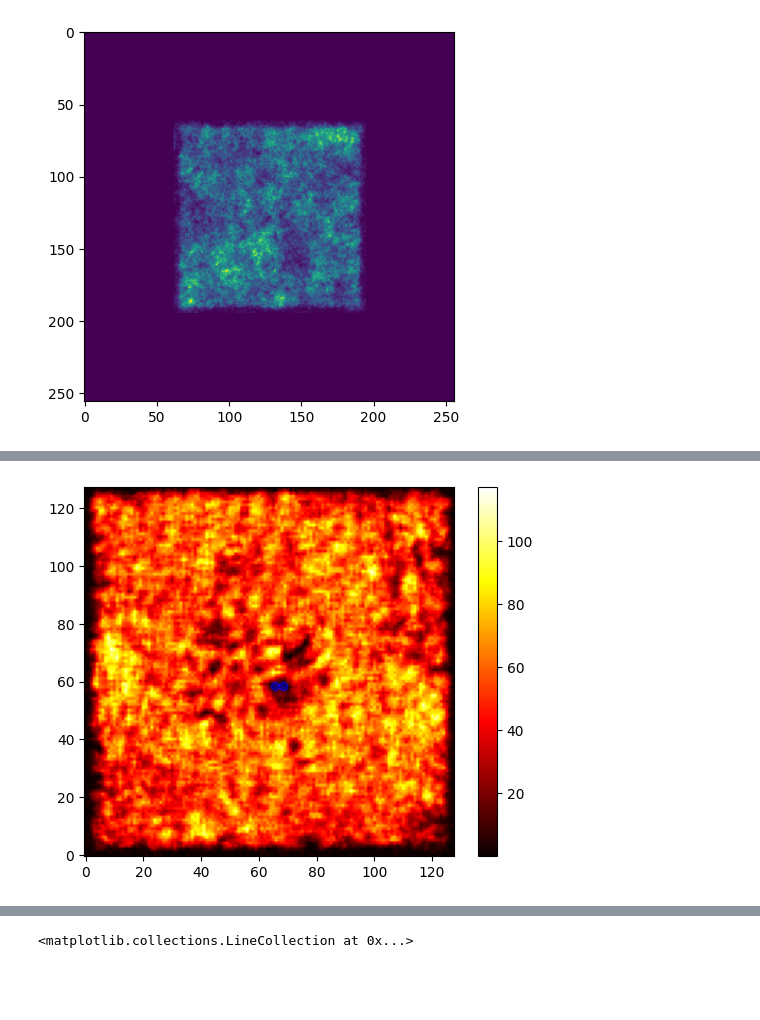
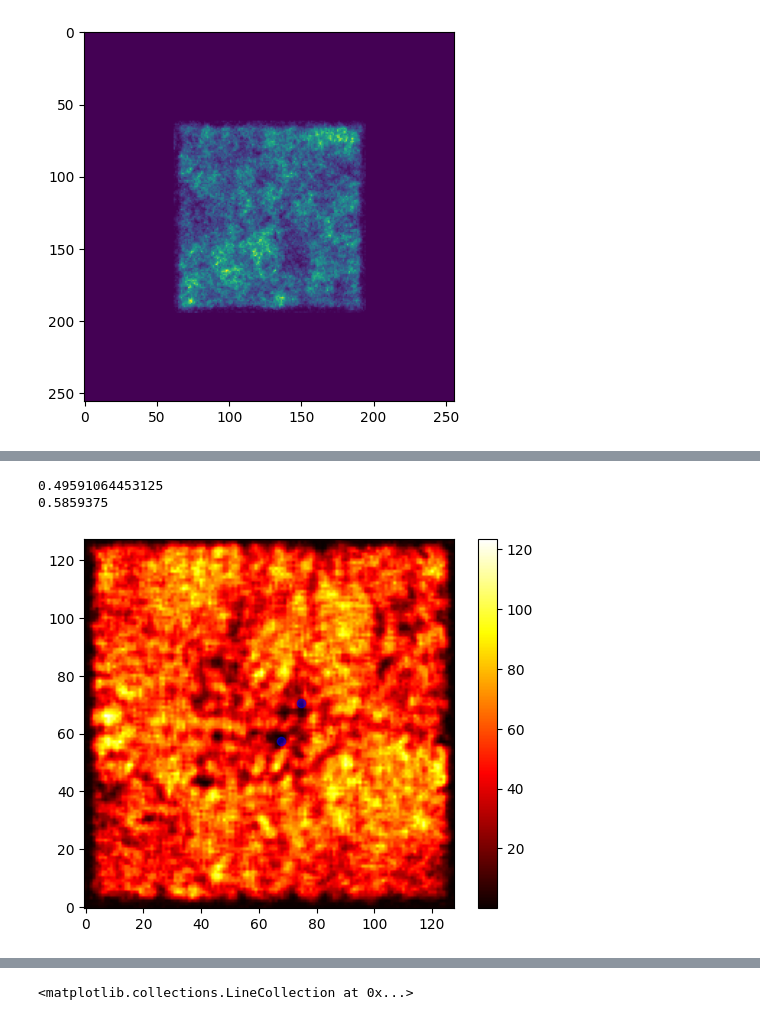
Before and after one commit to easuit24/BECs2, a Jupyter notebook: vortexnumericstest.ipynb, the cells around one changed output, grey strips where cells are left out. Drawn from its saved outputs; the diff is of its cells as text; code cells hidden in the pictures; blank space fills up the shorter version.

Commit message:
vortex tracking fixes and close parameters for box

```diff
--- a/vortexnumericstest.ipynb
+++ b/vortexnumericstest.ipynb
@@ -32,7 +32,7 @@ plt.imshow(np.abs(g.snaps[0])**2)
 <matplotlib.image.AxesImage at 0x...>
 [figure]
 # %%
-def detect_vortices(psi, dx, L):
+def detect_vortices2(psi, dx, L):
     '''
     Detect vortex positions by checking for 2π phase windings around plaquettes.
 
@@ -130,11 +130,16 @@ def detect_vortices(psi, dx, L, previous_vortices=None, margin=10):
             winding_number = np.sum(dphi) / (2 * np.pi)
 
             psi_dens = np.abs(psi)**2
-            threshold = 0  # Adjust if needed
+            threshold = 0.0 # Adjust if needed
 
             if np.abs(winding_number) > 0.95 and np.min([psi_dens[i,j], psi_dens[i,j+1], psi_dens[i+1,j], psi_dens[i+1,j+1]]) > threshold:
+                #print([psi_dens[i,j], psi_dens[i,j+1], psi_dens[i+1,j], psi_dens[i+1,j+1]])
                 x = (j + 0.5) * dx
                 y = (i + 0.5) * dx
                 vortex_positions.append((x, y))
     # vortex_positions can become the next previous_vortices
-    return vortex_positions
+    #pos_arr = np.array(vortex_positions)
+
+    clustered_positions = cluster_vortices(vortex_positions, threshold = 7*dx)
+    #return vortex_positions
+    return clustered_positions
@@ -148,11 +186,11 @@ vortex_positions = []
 for i in range(len(g.snaps)):
     vortex_pos = detect_vortices(g.snaps[i], g.dx, g.L, prev_pos)
     prev_pos = vortex_pos
-    if i == 148:
-        print(vortex_pos)
+    print(i)
+    print(vortex_pos)
     vortex_positions.append(np.array([vortex_pos[0][0], vortex_pos[0][1], vortex_pos[1][0], vortex_pos[1][1]]))
-    if i%50 ==0:
-        print(vortex_pos)
+    # if i%50 ==0:
+    #     print(vortex_pos)
 vortex_positions = np.array(vortex_positions)
 
 ## how to resolve the fact that in some occassions its catching multiple vortices in the same spot?
@@ -170,24 +247,37 @@ vortex_positions = np.array(vortex_positions)
+# %%
+print(np.abs(26.3671875 - 26.7578125)**2 + np.abs( 22.265625-22.8515625)**2)
+print(g.dx*1.5)
+# %% [output]
+0.49591064453125
+0.5859375
 # %%
-snap = 148
+snap = 125
 psi = np.abs(g.snaps[snap][int(g.L/2/g.dx):int(3*g.L/2/g.dx), int(g.L/2/g.dx):int(3*g.L/2/g.dx)])**2
 vortex_ind = vortex_positions[snap]
 
 plt.figure()
 plt.imshow(psi, origin = 'lower', cmap = plt.cm.hot)
 plt.colorbar()
 #for i in range(len(vortex_pos)):
     #if vortex_pos[i][0] != g.dx/2 and vortex_pos[i][1] != g.dx/2 and vortex_pos[i][0] != g.L-3*g.dx/2 and vortex_pos[i][1] != g.L-3*g.dx/2:
     # if vortex_pos[i][0] > 7*g.dx/2 and vortex_pos[i][1] > 7*g.dx/2 and vortex_pos[i][0] < g.L-7*g.dx/2 and vortex_pos[i][1] < g.L-7*g.dx/2:
     #     plt.scatter(vortex_pos[i][0]/g.dx, vortex_pos[i][1]/g.dx, alpha = 1, color = 'red')
+
+
 plt.scatter(vortex_ind[0]/g.dx, vortex_ind[1]/g.dx, alpha = 0.5, color = 'blue')
 plt.scatter(vortex_ind[2]/g.dx, vortex_ind[3]/g.dx, alpha = 0.5, color = 'blue')
 
-#plt.scatter(2/g.dx, 21/g.dx, color = 'red')
-# plt.ylim(22/g.dx, 28/g.dx)
-# plt.xlim(25/g.dx, 29/g.dx)
+# TODO plot the points where the vortex is present at index 125 of snaps
+# [(26.3671875, 22.265625), (26.7578125, 22.8515625), (29.1015625, 27.5390625)]
+# plt.scatter(26.3671875/g.dx, 22.265625/g.dx)
+# plt.scatter(29.1015625/g.dx, 27.5390625/g.dx)
+# plt.scatter(26.7578125/g.dx, 22.8515625/g.dx, color = 'green')
+# #plt.scatter(29.1015625/g.dx, 27.5390625/g.dx, color = 'blue')
+# plt.xlim(25/g.dx, 27/g.dx)
+# plt.ylim(21/g.dx, 23/g.dx)
 plt.show()
 # %% [output]
-[figure, old version]
+[figure, new version]
 # %%
 dist = np.sqrt(np.abs(vortex_positions[:,0]-vortex_positions[:,2])**2 + np.abs(vortex_positions[:,1]-vortex_positions[:,3])**2)
 plt.figure()
```
Also changed, not shown: parts of 11 cells of this notebook, 3 other files.
